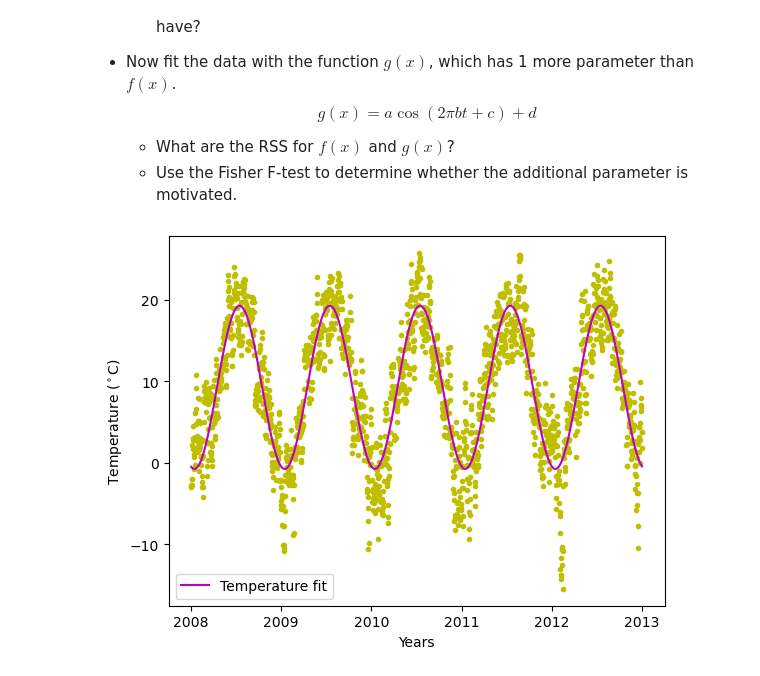
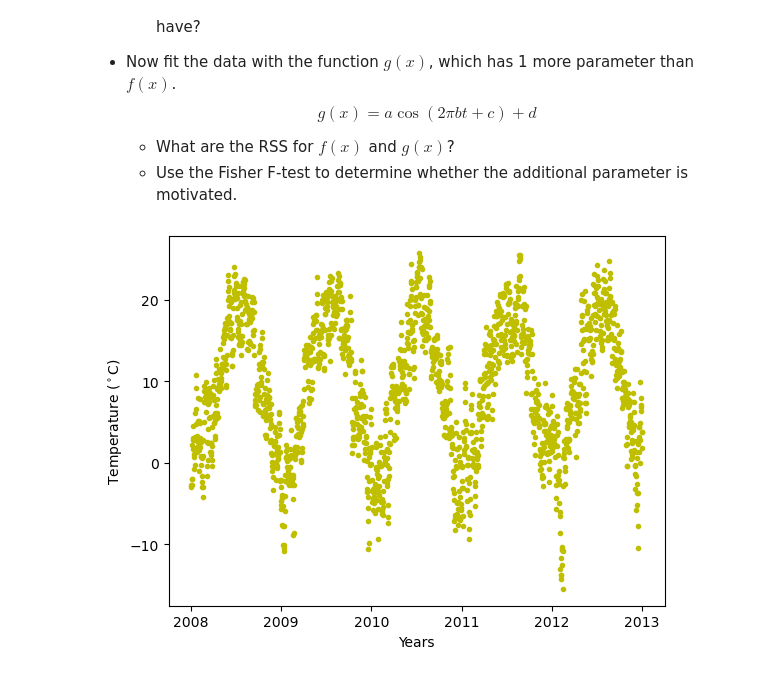
Before and after one commit to RiccardoMosele/ScientificComputingWithPython2022, a Jupyter notebook: 10ex_tests.ipynb, the cells around one changed output. Saved outputs shown, nothing was run; the diff lists cells and outputs as text; code cells hidden in the pictures.

```diff
--- a/10ex_tests.ipynb
+++ b/10ex_tests.ipynb
@@ -245,44 +280,119 @@ range_df = range_df[df[0]<2013]
 #elimino eventuali dati errati
 range_df = range_df[np.abs(df[1])<70]
 
-
 #divido temperature e giorni
 year = range_df[0].copy()
 temp = range_df[1].copy()
 
 #utilizzo array numpy
 temp_np = temp.to_numpy()
 months_np = year.to_numpy()
 
 
 #------->1<-------
 #plot delle temperature e relativo fit
 
-#fit the data
+#dati orginali
+plt.plot(months_np, temp_np, 'y.')
+plt.xlabel('Years')
+plt.ylabel('Temperature ($^\circ$C)')
+plt.show()
+
+#fit dei dati
 def yearly_temps(t, a, b, c):
-    #return (avg + ampl * np.cos((times + time_offset) * 2 * np.pi / times.max()))
     return a * np.cos( 2 * np.pi * t + b) + c
 
-#best fit values:
-a = range_df[1].max() - range_df[1].min() #amplitude
-b = range_df[0].iat[0] #start value
+#valori del fit teorici:
+a = range_df[1].max() - range_df[1].min() #ampiezza
+b = 2.8 #valore arbitrario
 c = range_df[1].mean() #valore medio
-res_max, cov_max = optimize.curve_fit(yearly_temps, months_np, temp_np, [a, b , c])
+print(f"Theoric fit values (f function): a: {a}, b: {b}, c: {c}")
+
+#ottimizazzione del fit e dei valori
+res_max_f, cov_max = optimize.curve_fit(yearly_temps, months_np, temp_np)
+print(f"Best fit values (f function): a: {res_max_f[0]}, b: {res_max_f[1]}, c: {res_max_f[2]}")
 
 #plot del fit
 plt.figure()
 plt.plot(months_np, temp_np, 'y.')
-plt.plot(months_np, yearly_temps(months_np, *res_max), 'm-', label="Temperature fit")
+plt.plot(months_np, yearly_temps(months_np, *res_max_f), 'm-', label="Temperature fit")
 plt.xlabel('Years')
 plt.ylabel('Temperature ($^\circ$C)')
 plt.legend()
 plt.show()
 
 #temperatura media
-print(f"Average temperature in Munich: {range_df[1].mean()}\u00b0C")
+print(f"Average temperature in Munich: {range_df[1].mean()}\u00b0C\n")
+
+#------->media stagione calda e fredda????
+
+#Il parametro b è una misura della velocità di variazione della temperatura in relazione al tempo.
+#Dal punto di vista fisico, rappresenta la velocità con cui la temperatura cambia a seconda delle stagioni.
 
 
-#il parametro b rappresenta
 #------->2<-------
+#plot delle temperature e relativo fit con g(x)
+
+#fit dei dati
+def yearly_temps_g(t, a, b, c, d):
+    return a * np.cos( 2 * np.pi * t * b + c) + d
+
+#ottimizazzione del fit e dei valori
+res_max_g, cov_max = optimize.curve_fit(yearly_temps_g, months_np, temp_np)
+print(f"Best fit values (g function): a: {res_max_g[0]}, b: {res_max_g[1]}, c: {res_max_g[2]}, d: {res_max_g[3]}")
+
+#plot del fit
+plt.figure()
+plt.plot(months_np, temp_np, 'y.')
+plt.plot(months_np, yearly_temps_g(months_np, *res_max_g), 'm-', label="Temperature fit")
+plt.xlabel('Years')
+plt.ylabel('Temperature ($^\circ$C)')
+plt.legend()
+plt.show()
+
+
+
+# Calcolare il residuo quadratico medio
+residuals_f = temp_np - yearly_temps(months_np, *res_max_f)
+rss_f = np.sum(residuals_f**2)
+print(f"RSS of f(x): {rss_f}")
+
+residuals_g = temp_np - yearly_temps_g(months_np, *res_max_g)
+rss_g = np.sum(residuals_g**2)
+print(f"RSS of f(x): {rss_g}")
+
+
+
+
+"""""
+from scipy.stats import chisquare
+
+# Definire i dati
+x_data = np.array([1995.00274, 1995.00548, ..., 2013.28200, 2013.28474])
+y_data = np.array([0.944444, -1.61111, ..., 8.94444, 11.1667])
+
+# Definire la funzione senza il parametro aggiunto
+def f_no_param(t):
+  return a * np.cos(2 * np.pi * b * t + c) + d
+
+# Definire la funzione con il parametro aggiunto
+def f_with_param(t, a, b, c, d, e):
+  return a * np.cos(2 * np.pi * b * t + c) + d + e
+
+# Ottenere i valori dei parametri ottimali
+popt_no_param = curve_fit(f_no_param, x_data, y_data)[0]
+popt_with_param = curve_fit(f_with_param, x_data, y_data)[0]
+
+# Calcolare la statistica di devianza
+chi2_no_param = chisquare(y_data, f_no_param(x_data, *popt_no_param))[0]
+chi2_with_param = chisquare(y_data, f_with_param(x_data, *popt_with_param))[0]
+
+# Calcolare il test di Fisher
+f_test = (chi2_no_param - chi2_with_param) / (len(x_data) - len(popt_with_param))
+
+if f_test > 0:
+  print('Il parametro aggiunto è giustificato.')
+else:
+  print('Il parametro aggiunto non è giustificato.')"""
 # %% [output]
-[figure, old version]
+[figure, new version]
```
Also changed, not shown: parts of 4 cells of this notebook.
